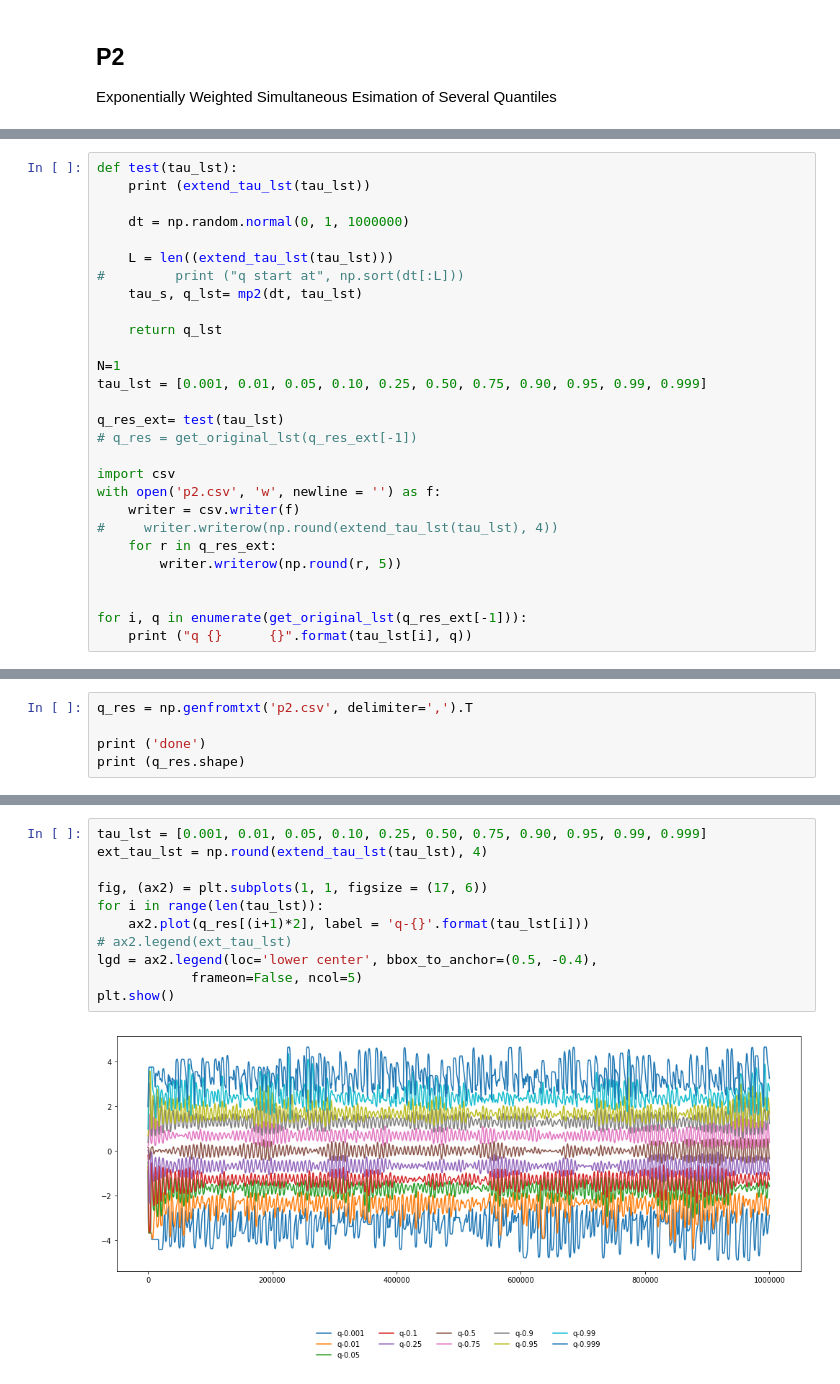
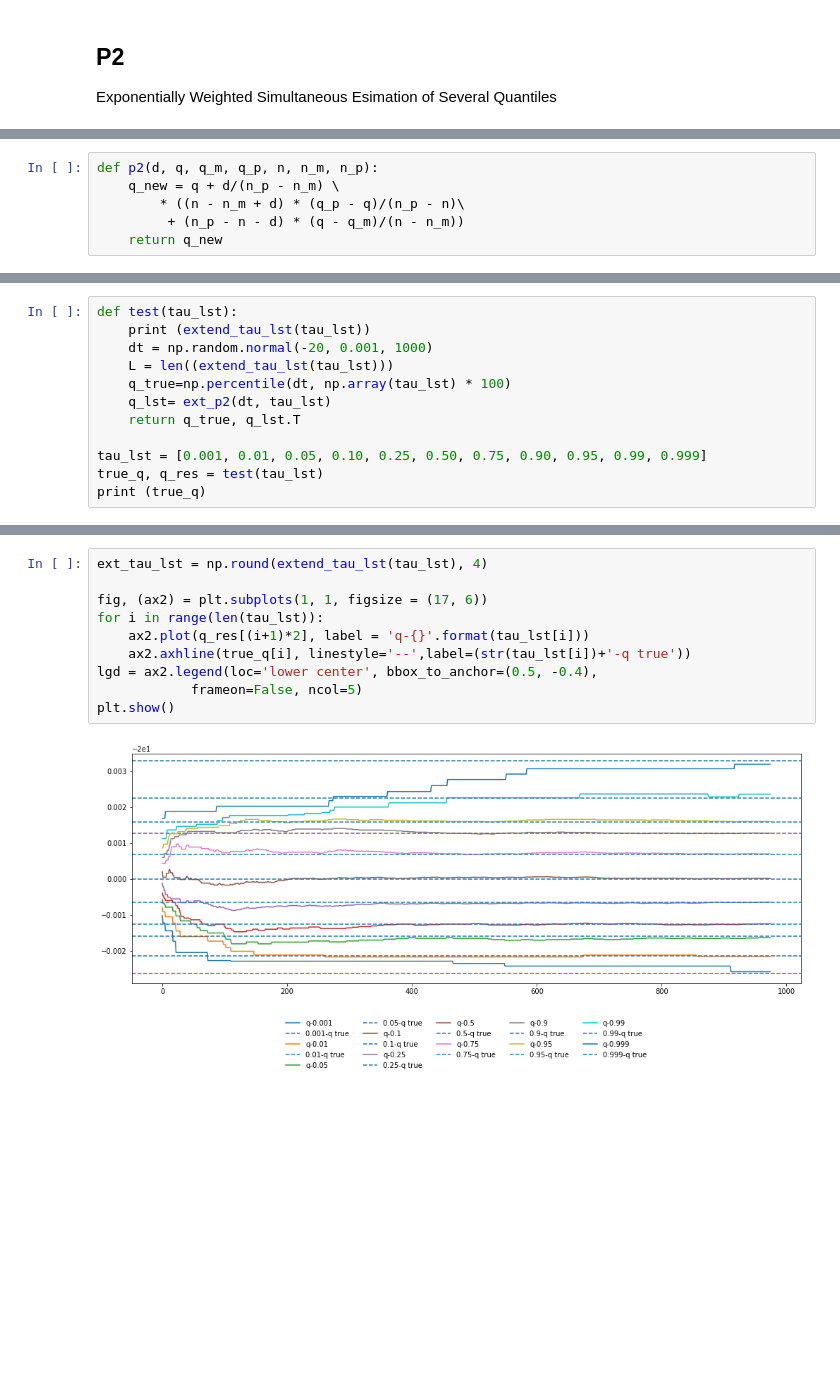
Before and after one commit to chengsoonong/eheye, a Jupyter notebook: QuantEst/sgd_est_experiment/Multi.ipynb, the cells around one changed output, grey strips where cells are left out. Saved outputs shown, nothing was run; the diff lists cells and outputs as text; blank space fills up the shorter version.

```diff
--- a/QuantEst/sgd_est_experiment/Multi.ipynb
+++ b/QuantEst/sgd_est_experiment/Multi.ipynb
@@ -532,0 +285,6 @@ def mp2(dataset, tau_lst):
+# %%
+def p2(d, q, q_m, q_p, n, n_m, n_p):
+    q_new = q + d/(n_p - n_m) \
+        * ((n - n_m + d) * (q_p - q)/(n_p - n)\
+         + (n_p - n - d) * (q - q_m)/(n - n_m))
+    return q_new
@@ -548,31 +371,15 @@ def get_original_lst(ext_lst):
 # %%
 def test(tau_lst):
     print (extend_tau_lst(tau_lst))
+    dt = np.random.normal(-20, 0.001, 1000)
+    L = len((extend_tau_lst(tau_lst)))
+    q_true=np.percentile(dt, np.array(tau_lst) * 100)
+    q_lst= ext_p2(dt, tau_lst)
+    return q_true, q_lst.T
 
-    dt = np.random.normal(0, 1, 1000000)
-
-    L = len((extend_tau_lst(tau_lst)))
-#         print ("q start at", np.sort(dt[:L]))
-    tau_s, q_lst= mp2(dt, tau_lst)
-
-    return q_lst
-
-N=1
 tau_lst = [0.001, 0.01, 0.05, 0.10, 0.25, 0.50, 0.75, 0.90, 0.95, 0.99, 0.999]
-
-q_res_ext= test(tau_lst)
-# q_res = get_original_lst(q_res_ext[-1])
-
-import csv
-with open('p2.csv', 'w', newline = '') as f:
-    writer = csv.writer(f)
-#     writer.writerow(np.round(extend_tau_lst(tau_lst), 4))
-    for r in q_res_ext:
-        writer.writerow(np.round(r, 5))
-
-
-for i, q in enumerate(get_original_lst(q_res_ext[-1])):
-    print ("q {}      {}".format(tau_lst[i], q))
+true_q, q_res = test(tau_lst)
+print (true_q)
 # %% [output]
 [0.000e+00 5.000e-04 1.000e-03 5.500e-03 1.000e-02 3.000e-02 5.000e-02
  7.500e-02 1.000e-01 1.750e-01 2.500e-01 3.750e-01 5.000e-01 6.250e-01
@@ -592,5 +390,0 @@ q 0.999      3.2401338636251573
-# %%
-q_res = np.genfromtxt('p2.csv', delimiter=',').T
-
-print ('done')
-print (q_res.shape)
@@ -600,13 +391,12 @@ done
 # %%
-tau_lst = [0.001, 0.01, 0.05, 0.10, 0.25, 0.50, 0.75, 0.90, 0.95, 0.99, 0.999]
 ext_tau_lst = np.round(extend_tau_lst(tau_lst), 4)
 
 fig, (ax2) = plt.subplots(1, 1, figsize = (17, 6))
 for i in range(len(tau_lst)):
     ax2.plot(q_res[(i+1)*2], label = 'q-{}'.format(tau_lst[i]))
-# ax2.legend(ext_tau_lst)
+    ax2.axhline(true_q[i], linestyle='--',label=(str(tau_lst[i])+'-q true'))
 lgd = ax2.legend(loc='lower center', bbox_to_anchor=(0.5, -0.4),
             frameon=False, ncol=5)
 plt.show()
 # %% [output]
-[figure, old version]
+[figure, new version]
```
Also changed, not shown: parts of 16 cells of this notebook.
